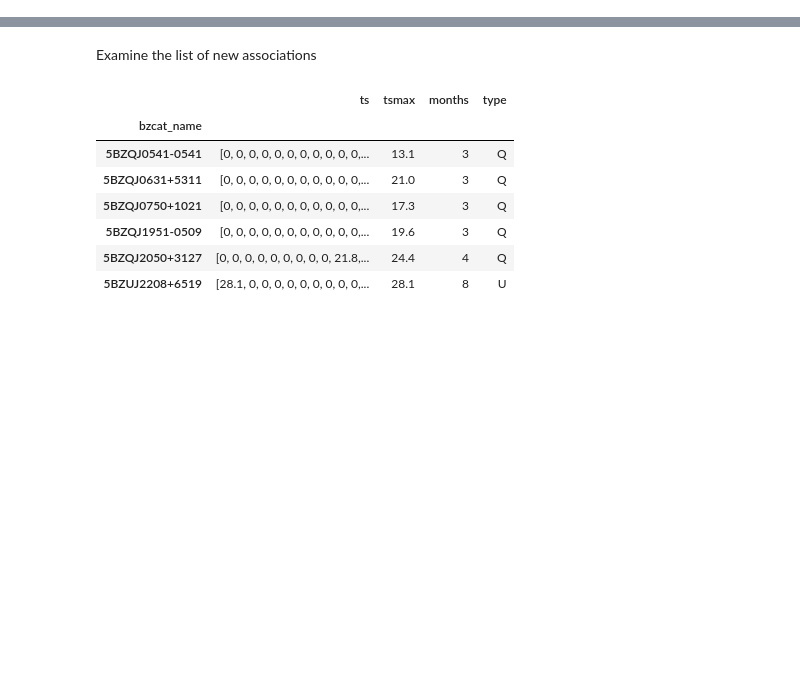
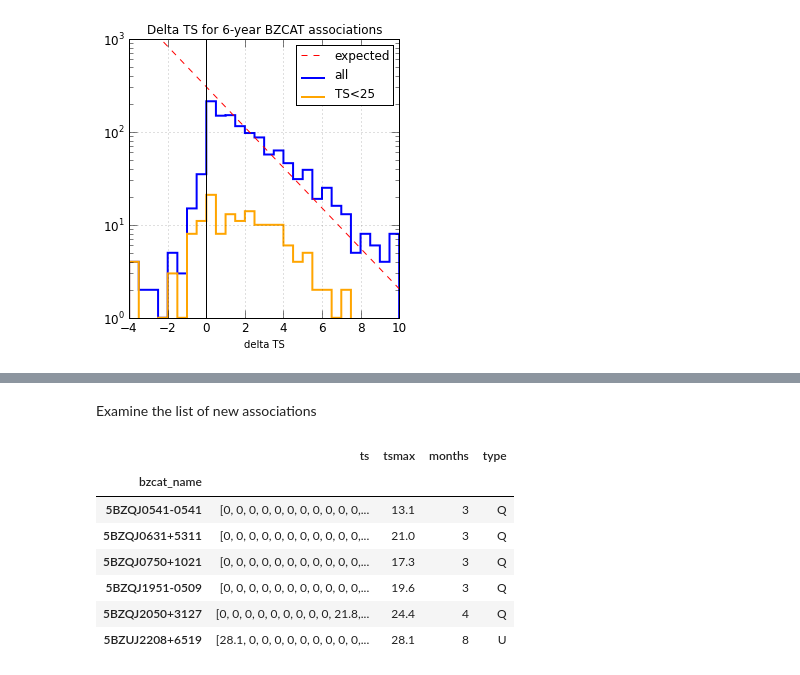
Before and after one commit to tburnett/Fermi-LAT, a Jupyter notebook: transients/BZCAT study.ipynb, the cells around one changed output, grey strips where cells are left out. Saved outputs shown, nothing was run; the diff lists cells and outputs as text; code cells hidden in the pictures; blank space fills up the shorter version.

```diff
--- a/transients/BZCAT study.ipynb
+++ b/transients/BZCAT study.ipynb
@@ -86,0 +46,4 @@ Name: 5BZBJ0013+1910, dtype: object
+# %%
+ti.delta_ts_figure(si.bz6,'Delta TS for 6-year BZCAT associations' );
+# %% [output]
+[figure, added]
```
Also changed, not shown: parts of 32 cells of this notebook, 8 other files.
